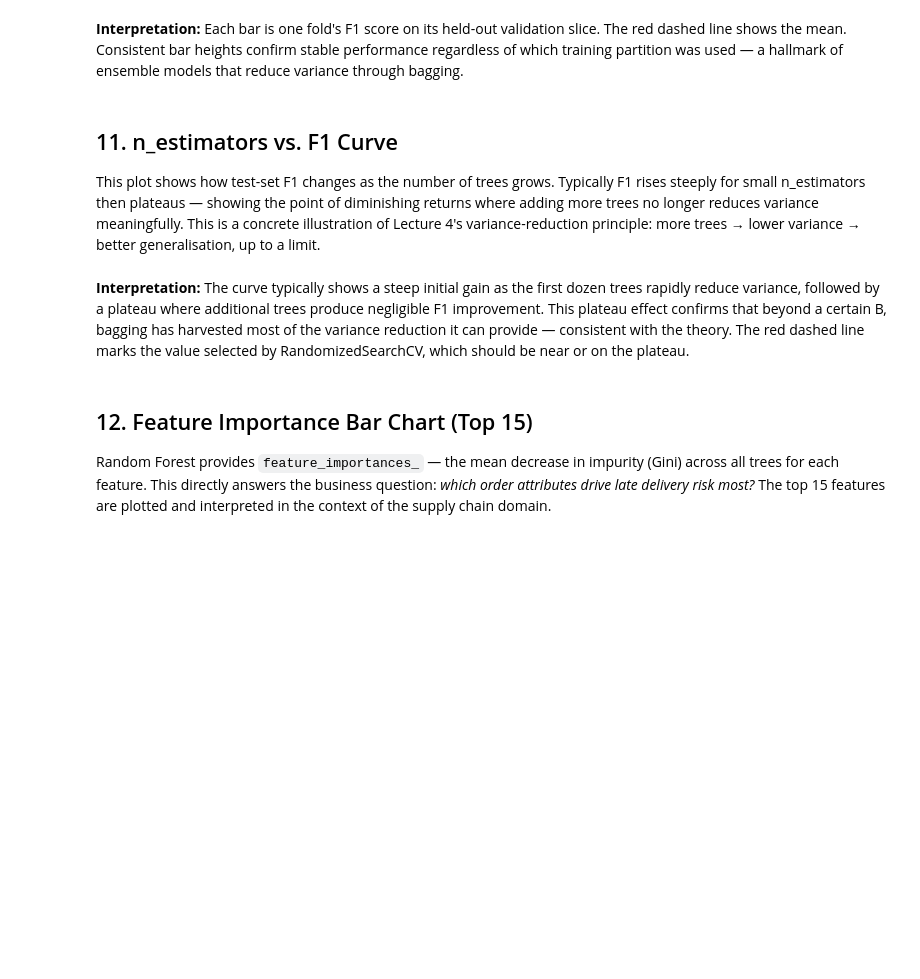
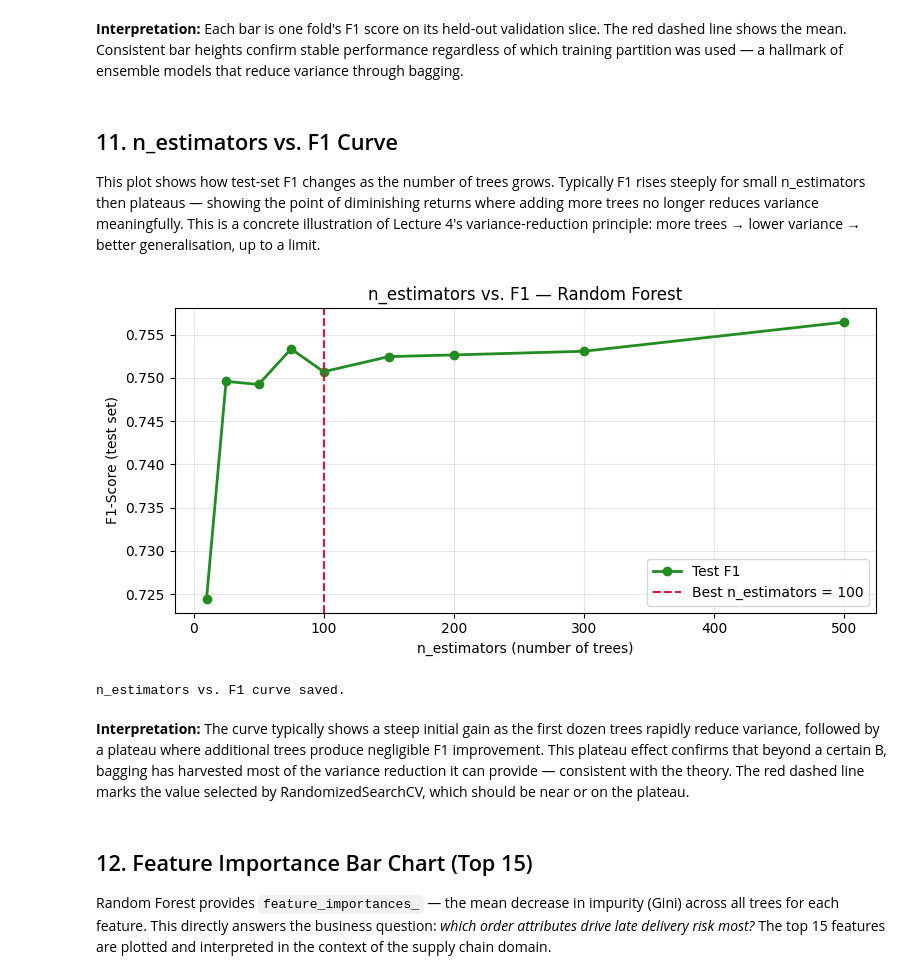
Before and after one commit to BenjmaaYoussef/CS50_AI, a Jupyter notebook: notebooks/05_model_rf.ipynb, the cells around one changed output. Drawn from its saved outputs; the diff is of its cells as text; code cells hidden in the pictures; blank space fills up the shorter version.

```diff
--- a/notebooks/05_model_rf.ipynb
+++ b/notebooks/05_model_rf.ipynb
@@ -168,14 +178,34 @@ The base estimator is fixed as:
 - `random_state=42` — reproducibility
 - `n_jobs=-1` — parallelises both tree construction and CV across all available CPU cores
 # %%
-# Step 1: instantiate the base RandomForestClassifier with fixed random state and parallelism
-# Step 2: wrap it in RandomizedSearchCV with n_iter=50, cv=5, scoring='f1'
-# Step 3: fit the search on the full training set — best estimator is refit automatically
+# Step 0: tqdm_joblib patches joblib so tqdm can count completed parallel fits
+import contextlib
+import joblib
+from tqdm.auto import tqdm
+
+@contextlib.contextmanager
+def tqdm_joblib(tqdm_object):
+    # Step 1: subclass BatchCompletionCallBack to tick the bar after each completed batch
+    class TqdmBatchCompletionCallback(joblib.parallel.BatchCompletionCallBack):
+        def __call__(self, *args, **kwargs):
+            tqdm_object.update(n=self.batch_size)
+            return super().__call__(*args, **kwargs)
+    # Step 2: swap in our callback, yield control, then restore the original
+    old_callback = joblib.parallel.BatchCompletionCallBack
+    joblib.parallel.BatchCompletionCallBack = TqdmBatchCompletionCallback
+    try:
+        yield tqdm_object
+    finally:
+        joblib.parallel.BatchCompletionCallBack = old_callback
+        tqdm_object.close()
+
+# Step 3: instantiate the base RandomForestClassifier with fixed random state and parallelism
 base_rf = RandomForestClassifier(
     random_state=42,
     n_jobs=-1
 )
 
+# Step 4: wrap it in RandomizedSearchCV with n_iter=50, cv=5, scoring='f1'
 random_search = RandomizedSearchCV(
     estimator          = base_rf,
     param_distributions= param_distributions,
@@ -184,10 +214,12 @@ random_search = RandomizedSearchCV(
     scoring            = 'f1',
     random_state       = 42,
     n_jobs             = -1,
-    verbose            = 1,
-    refit              = True   # refit best model on full X_train after CV
+    verbose            = 0,
+    refit              = True
 )
 
-print('Fitting RandomizedSearchCV (n_iter=50, cv=5) ...')
-random_search.fit(X_train, y_train)
-print('Done.')
+# Step 5: fit inside tqdm context — 250 total fits (50 combos × 5 folds)
+with tqdm_joblib(tqdm(desc="RandomizedSearchCV", total=250, unit="fit")):
+    random_search.fit(X_train, y_train)
+
+print('Done. Best params:', random_search.best_params_)
@@ -373,37 +453,38 @@ f1_scores_curve = []
 # Extract best params except n_estimators to hold other hyperparameters fixed
 fixed_params = {k: v for k, v in best_params.items() if k != 'n_estimators'}
 
-print('Training RF at each n_estimators value ...')
-for n in n_estimator_values:
+for n in tqdm(n_estimator_values, desc="n_estimators curve", unit="model"):
     rf_tmp = RandomForestClassifier(
         n_estimators=n,
         random_state=42,
         n_jobs=-1,
         **fixed_params
     )
     rf_tmp.fit(X_train, y_train)
     y_tmp_pred = rf_tmp.predict(X_test)
     score = f1_score(y_test, y_tmp_pred, zero_division=0)
     f1_scores_curve.append(score)
-    print(f'  n_estimators={n:4d}  →  Test F1 = {score:.4f}')
 
 # Plot the curve
 fig, ax = plt.subplots(figsize=(8, 4))
 ax.plot(n_estimator_values, f1_scores_curve, marker='o', color='forestgreen',
         linewidth=2, markersize=6, label='Test F1')
 ax.axvline(
     best_params['n_estimators'], color='crimson', linestyle='--', linewidth=1.5,
     label=f'Best n_estimators = {best_params["n_estimators"]}'
 )
 ax.set_xlabel('n_estimators (number of trees)')
 ax.set_ylabel('F1-Score (test set)')
 ax.set_title('n_estimators vs. F1 — Random Forest', fontsize=12)
 ax.legend()
 ax.grid(alpha=0.3)
 plt.tight_layout()
-plt.savefig('./results/rf_nestimators_curve.png', dpi=150, bbox_inches='tight')
+plt.savefig('../results/rf_nestimators_curve.png', dpi=150, bbox_inches='tight')
 plt.show()
 print('\nn_estimators vs. F1 curve saved.')
+# %% [output]
+[figure, added]
+n_estimators vs. F1 curve saved.
 # %% [markdown]
 **Interpretation:** The curve typically shows a steep initial gain as the first dozen trees
 rapidly reduce variance, followed by a plateau where additional trees produce negligible F1
```
Also changed, not shown: parts of 13 cells of this notebook, 4 other files.
